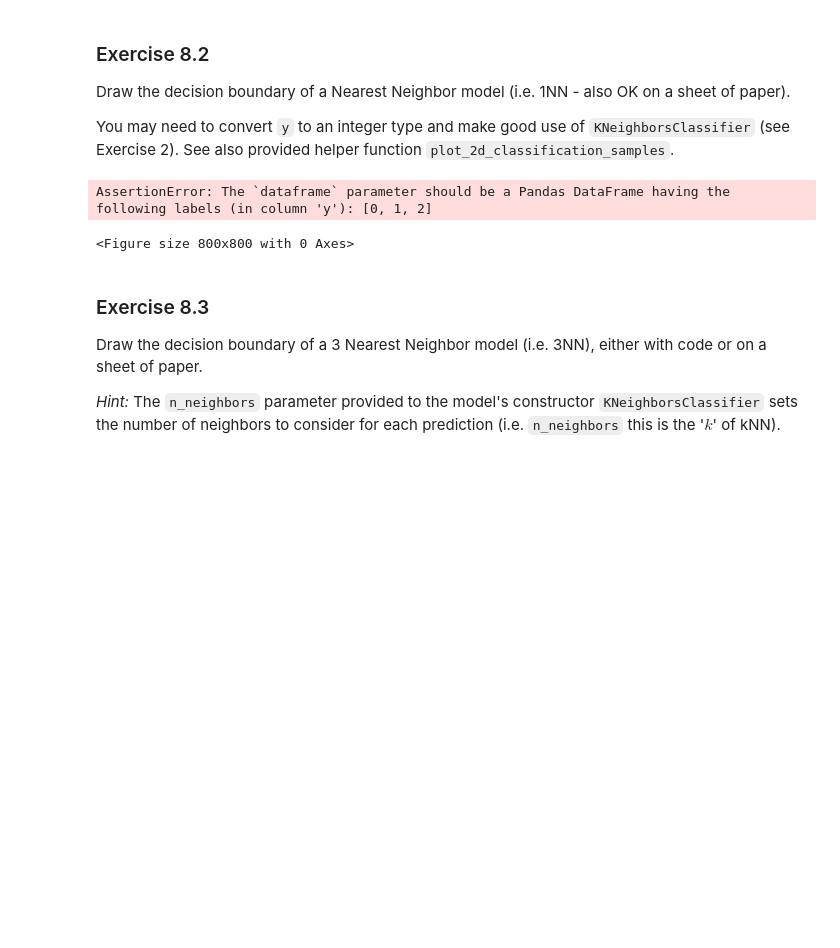
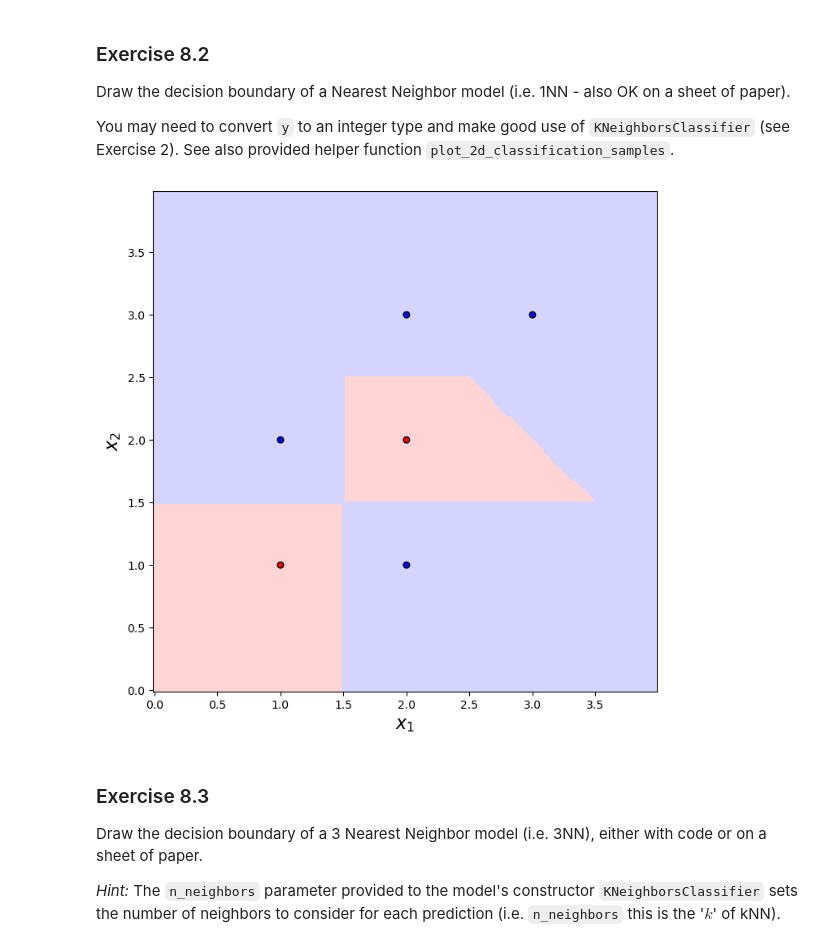
Before and after one commit to raulandrei00/Polytechnique_L2, a Jupyter notebook: machine_learning/lab3/lab_session_03.ipynb, the cells around one changed output. Saved outputs shown, nothing was run; the diff lists cells and outputs as text; code cells hidden in the pictures; blank space fills up the shorter version.

```diff
--- a/machine_learning/lab3/lab_session_03.ipynb
+++ b/machine_learning/lab3/lab_session_03.ipynb
@@ -667,19 +667,23 @@ for i in range (4, -1, -1):
 Draw the decision boundary of a Nearest Neighbor model (i.e. 1NN - also OK on a sheet of paper).
 
 You may need to convert `y` to an integer type and make good use of `KNeighborsClassifier` (see Exercise 2). See also provided helper function `plot_2d_classification_samples`.
+# %%
+
+df['y'] = (df['y'] == '+').astype(int)  #convert to ints
 # %%
 # 0123
 # ++++
 # ++-+
 # --++
 # --++
 
-model.fit(df[['x1', 'x2']].values, [1 if y1 == '+' else 0 for y1 in df['y']] )
+model = sklearn.neighbors.KNeighborsClassifier(n_neighbors= 1)
+model.fit(df[['x1', 'x2']].values, df['y'] )
 
-plot_2d_classification_samples(df, model=model, voronoi=True)
+
+plot_2d_classification_samples(df, model=model)
 # %% [output]
-AssertionError: The `dataframe` parameter should be a Pandas DataFrame having the following labels (in column 'y'): [0, 1, 2]
-<Figure size 800x800 with 0 Axes>
+[figure, added]
 # %% [markdown]
 ### Exercise 8.3
 Draw the decision boundary of a 3 Nearest Neighbor model (i.e. 3NN), either with code or on a sheet of paper.
```
Also changed, not shown: parts of 16 cells of this notebook.
